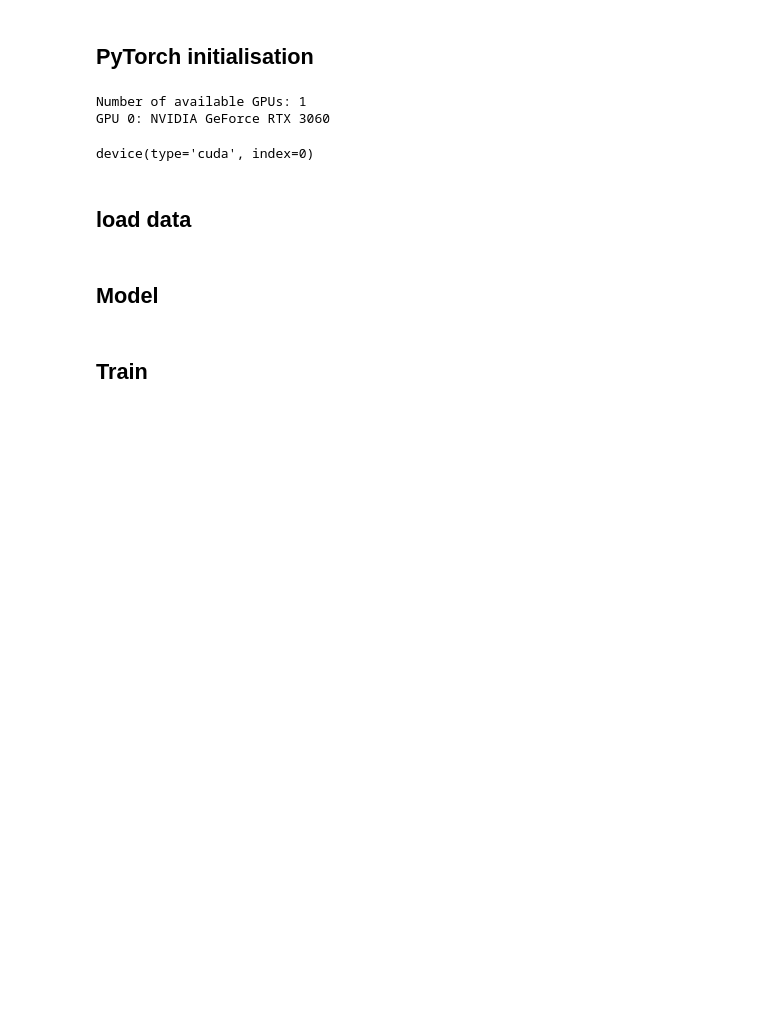
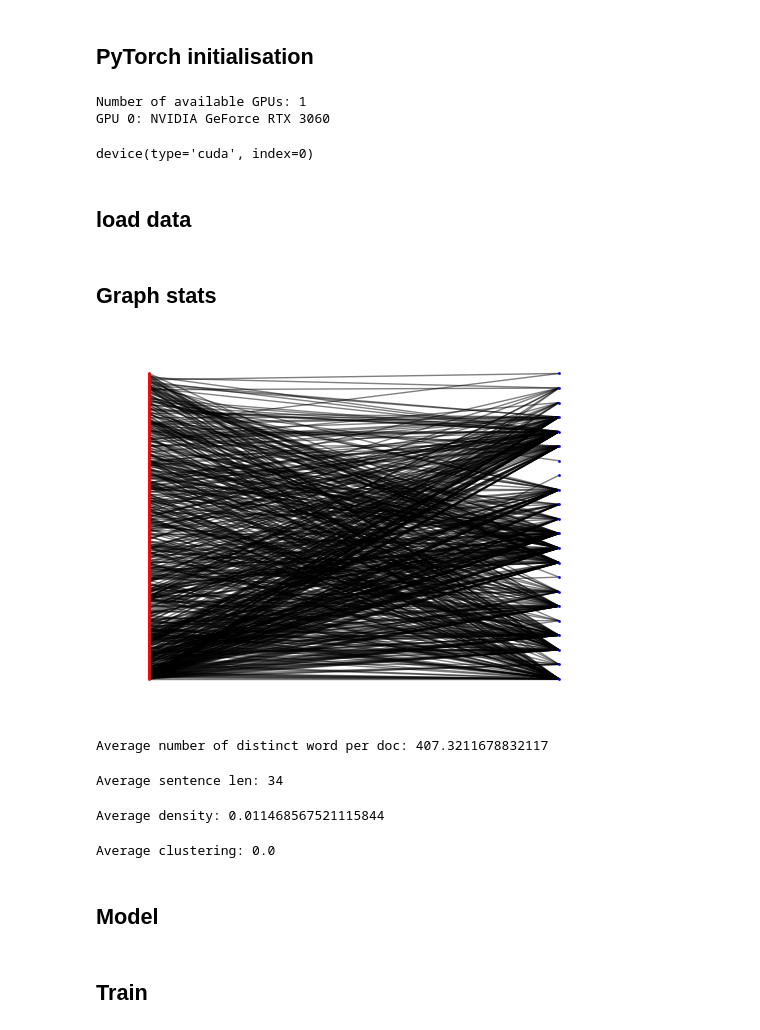
Before and after one commit to rhfdn/HeterSUMGraph, a Jupyter notebook: train_HeterSUMGraph.ipynb, the cells around one changed output. Cells and saved outputs as stored; diff of their text form; code cells hidden in the pictures; blank space fills up the shorter version.

```diff
--- a/train_HeterSUMGraph.ipynb
+++ b/train_HeterSUMGraph.ipynb
@@ -37,7 +41,7 @@ parser = argparse.ArgumentParser(description='extractive summary')
 
 parser.add_argument('-is_graphic',type=int,default=1,choices=[0,1])
 parser.add_argument('-gpu_num',type=int,default=0)
-parser.add_argument('-batch_size',type=int,default=32)
+parser.add_argument('-batch_size',type=int,default=1)
 parser.add_argument('-epochs',type=int,default=100)
 parser.add_argument('-dataset',type=str,default="data/nyt_corpus_LDC2008T19_50.json")
 
@@ -59,6 +63,7 @@ batch_size = args.batch_size
 epochs = args.epochs
 learning_rate = 5e-4
 early_stopping = 3
+word_blacklist_proportion = 0.1
 model_name = "HeterSUMGraph"
 sub_folder_name = "model_name__{}__time__{}__embed_name__{}__lr__{}__batch_size__{}__vocab_size__{}__cuda_num__{}__early_stopping__{}".format(model_name, time(), embed_name, learning_rate, batch_size, vocab_size, cuda_num, early_stopping)
 checkpoints_folder = "./checkpoints/" + sub_folder_name
@@ -123,14 +128,76 @@ tfidfs_sent = tfidfs_sent["tfidf"].to_numpy()
 # %%
 tfidfs_dataset = json.load(open("./data/nyt50_dataset_tfidf.json"))
 tfidfs_dataset_sorted = sorted(tfidfs_dataset, key=tfidfs_dataset.get)
-word_blacklist = set(tfidfs_dataset_sorted[:int(0.1*len(tfidfs_dataset_sorted))])
+word_blacklist = set(tfidfs_dataset_sorted[:int(word_blacklist_proportion*len(tfidfs_dataset_sorted))])
 # %%
-train_dataset = create_graph_dataset(df=df_train, tfidfs_sent=tfidfs_sent, glovemgr=glovemgr, word_blacklist = word_blacklist, doc_column_name="docs", labels_column_name="labels", is_sep_n=False, remove_stop_word = False, stemming=False, trunc_sent=-1, padding_sent=-1, trunc_doc=50)
-val_dataset = create_graph_dataset(df=df_val, tfidfs_sent=tfidfs_sent, glovemgr=glovemgr, word_blacklist = word_blacklist, doc_column_name="docs", labels_column_name="labels", is_sep_n=False, remove_stop_word = False, stemming=False, trunc_sent=-1, padding_sent=-1, trunc_doc=50)
-test_dataset = create_graph_dataset(df=df_test, tfidfs_sent=tfidfs_sent, glovemgr=glovemgr, word_blacklist = word_blacklist, doc_column_name="docs", labels_column_name="labels", is_sep_n=False, remove_stop_word = False, stemming=False, trunc_sent=-1, padding_sent=-1, trunc_doc=50)
+train_dataset = create_graph_dataset(df=df_train, tfidfs_sent=tfidfs_sent, glovemgr=glovemgr, word_blacklist = word_blacklist, remove_unkn_words=False, doc_column_name="docs", labels_column_name="labels", is_sep_n=False, remove_stop_word = False, stemming=False, trunc_sent=-1, padding_sent=-1, trunc_doc=50)
+val_dataset = create_graph_dataset(df=df_val, tfidfs_sent=tfidfs_sent, glovemgr=glovemgr, word_blacklist = word_blacklist, remove_unkn_words=False, doc_column_name="docs", labels_column_name="labels", is_sep_n=False, remove_stop_word = False, stemming=False, trunc_sent=-1, padding_sent=-1, trunc_doc=50)
+test_dataset = create_graph_dataset(df=df_test, tfidfs_sent=tfidfs_sent, glovemgr=glovemgr, word_blacklist = word_blacklist, remove_unkn_words=False, doc_column_name="docs", labels_column_name="labels", is_sep_n=False, remove_stop_word = False, stemming=False, trunc_sent=-1, padding_sent=-1, trunc_doc=50)
 # %%
 train_loader = DataLoader(train_dataset, batch_size=batch_size, shuffle=True)
 val_loader =  DataLoader(val_dataset, batch_size=batch_size, shuffle=False)
 test_loader =  DataLoader(test_dataset, batch_size=batch_size, shuffle=False)
+# %% [markdown]
+## Graph stats
+# %%
+# draw one graph
+if is_notebook():
+  data = train_dataset.dataset[0]['docs']
+  #g = torch_geometric.utils.to_networkx(data)
+  #nx.draw(g, node_color= [0 for _ in data.x[0]] + [1 for _ in data.x[1]])
+  # Convert to networkx
+  G = nx.Graph()
+  G.add_nodes_from(range(data.x[0].shape[0]), bipartite=0)
+  G.add_nodes_from(range(data.x[1].shape[0]), bipartite=0)
+  edge_list = data.edge_index.transpose(0, 1).tolist()
+  G.add_edges_from(edge_list)
+  # draw
+  pos = nx.bipartite_layout(G, nodes=range(data.x[0].shape[0]))
+  nx.draw_networkx_nodes(G, pos, nodelist=range(data.x[0].shape[0]), node_color='r', node_size=1)
+  nx.draw_networkx_nodes(G, pos, nodelist=range(data.x[0].shape[0], data.x[0].shape[0] + data.x[1].shape[0]), node_color='b', node_size=1)
+  nx.draw_networkx_edges(G, pos, width=1.0, alpha=0.5, edge_color='k')
+  plt.axis('off')
+  plt.show()
+# %% [output]
+[figure, added]
+# %%
+# Average number of distinct word per doc
+print("Average number of distinct word per doc:", mean([len(t["docs"].x[0]) for t in train_dataset]))
+# %% [output]
+Average number of distinct word per doc: 407.3211678832117
+# %%
+def sents_len(doc):
+  return [sum([w != 0 for w in s]) for s in doc]
+
+# Average sentence length
+lens = []
+for t in train_dataset:
+  lens = lens + sents_len(t["docs"].x[1].numpy())
+
+print("Average sentence len:", mean(lens))
+# %% [output]
+Average sentence len: 34
+# %%
+# Average density
+def density(g):
+  nb_edges = g.num_edges / 2
+  nb_nodes = g.num_nodes
+  nb_poss_edges = nb_nodes * (nb_nodes - 1) / 2
+  return nb_edges / nb_poss_edges
+
+print("Average density:", mean([density(t["docs"]) for t in train_dataset]))
+# %% [output]
+Average density: 0.011468567521115844
+# %%
+# Average clustering
+def average_clustering(g):
+  G = nx.Graph()
+  edge_list = g.edge_index.t().tolist()
+  G.add_edges_from(edge_list)
+  return nx.average_clustering(G)
+
+print("Average clustering:", mean([average_clustering(t["docs"]) for t in train_dataset]))
+# %% [output]
+Average clustering: 0.0
 # %% [markdown]
 ## Model
```
Also changed, not shown: parts of 8 cells of this notebook, 1 other file.
